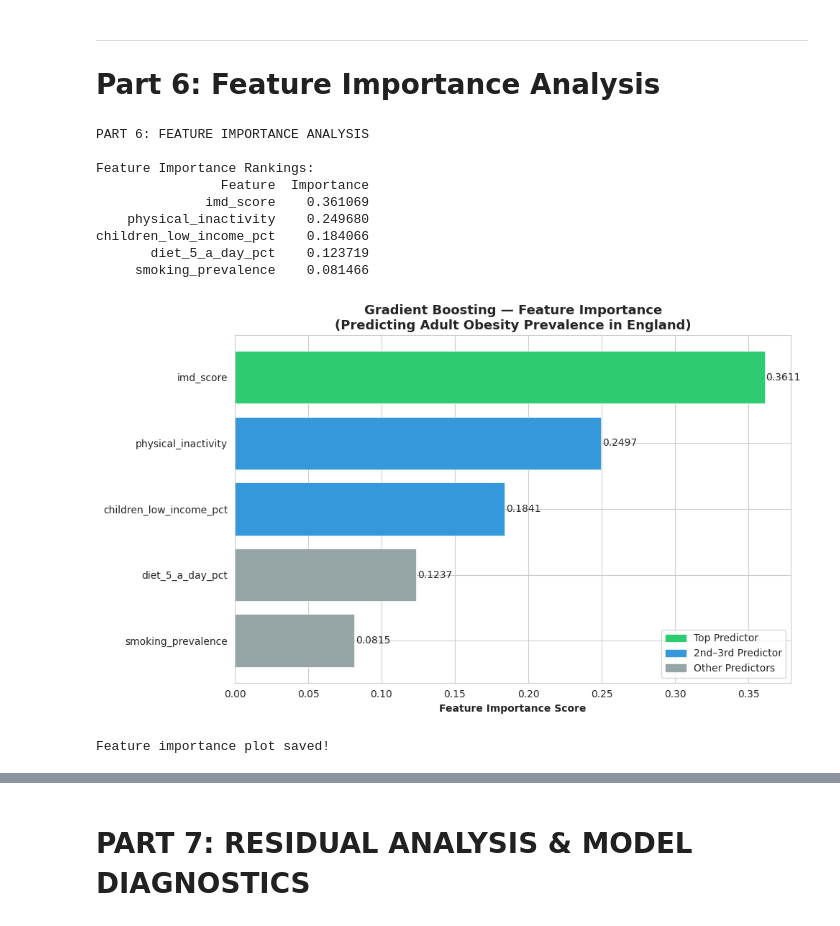
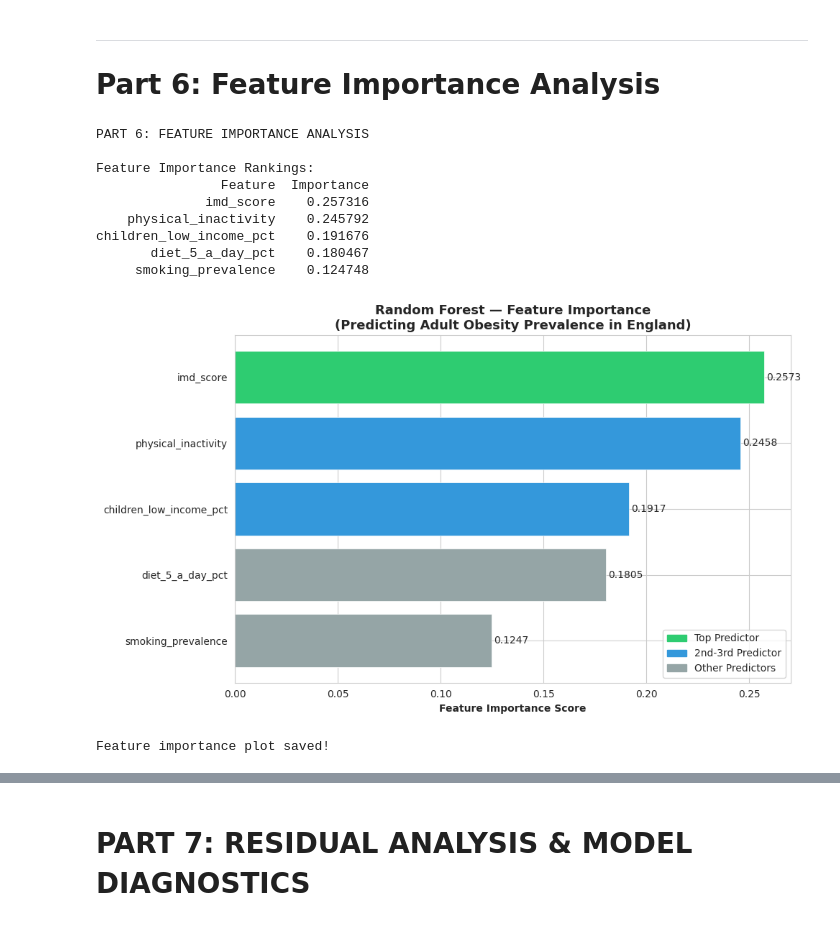
Before and after one commit to gabriel2lucky1990/adult-obesity-risk-modelling-england, a Jupyter notebook: Predicting_Obesity_From_Health_Behaviors_in_England.ipynb, the cells around one changed output, grey strips where cells are left out. Cells and saved outputs as stored; diff of their text form; code cells hidden in the pictures.

```diff
--- a/Predicting_Obesity_From_Health_Behaviors_in_England.ipynb
+++ b/Predicting_Obesity_From_Health_Behaviors_in_England.ipynb
@@ -1142,10 +1130,12 @@ print("   - Often achieves high accuracy")
 # Train Gradient Boosting with optimal parameters from GridSearch
 print("\n1. Training Gradient Boosting model with optimal parameters...")
 gb = GradientBoostingRegressor(
-    n_estimators=gb_grid.best_params_['n_estimators'],       # Optimal from GridSearchCV
-    max_depth=gb_grid.best_params_['max_depth'],             # Optimal from GridSearchCV
-    learning_rate=gb_grid.best_params_['learning_rate'],     # Optimal from GridSearchCV
-    min_samples_split=gb_grid.best_params_['min_samples_split'],  # Optimal from GridSearchCV
+    n_estimators=gb_grid.best_params_['n_estimators'],
+    max_depth=gb_grid.best_params_['max_depth'],
+    learning_rate=gb_grid.best_params_['learning_rate'],
+    min_samples_split=gb_grid.best_params_['min_samples_split'],
+    subsample=gb_grid.best_params_['subsample'],
+    max_features=gb_grid.best_params_['max_features'],
     random_state=50
 )
 gb.fit(X_train_scaled, y_train)
@@ -1206,9 +1196,7 @@ children_low_income_pct    0.184066
 # %%
 # GRADIENT BOOSTING VISUALIZATIONS
-
 print("\n6. Creating Gradient Boosting visualizations...")
 
-# Create figure with 4 subplots
 fig, axes = plt.subplots(2, 2, figsize=(14, 10))
 fig.suptitle('Gradient Boosting - Model Diagnostics', fontsize=16, fontweight='bold')
 
@@ -1239,16 +1227,20 @@ axes[1, 0].set_title('Distribution of Residuals', fontweight='bold')
 axes[1, 0].legend()
 axes[1, 0].grid(axis='y', alpha=0.3)
 
-# Plot 4: Feature Importance
-axes[1, 1].barh(feature_importance_gb['Feature'], feature_importance_gb['Importance'],
-                color='purple', alpha=0.7)
+# Plot 4: Feature Importance — GB (fixed)
+feature_importance_gb_sorted = feature_importance_gb.sort_values('Importance', ascending=True)
+colors_importance = ['#2E86AB' if feat in ['physical_inactivity', 'smoking_prevalence', 'diet_5_a_day_pct']
+                     else '#A23B72' for feat in feature_importance_gb_sorted['Feature']]
+axes[1, 1].barh(feature_importance_gb_sorted['Feature'],
+                feature_importance_gb_sorted['Importance'],
+                color=colors_importance, alpha=0.7)
 axes[1, 1].set_xlabel('Importance', fontweight='bold')
 axes[1, 1].set_title('Feature Importance', fontweight='bold')
 axes[1, 1].grid(axis='x', alpha=0.3)
 
-# Add value labels
-for idx, row in feature_importance_gb.iterrows():
-    axes[1, 1].text(row['Importance'] + 0.005, idx, f"{row['Importance']:.3f}",
+for i, (idx, row) in enumerate(feature_importance_gb_sorted.iterrows()):
+    axes[1, 1].text(row['Importance'] + 0.005, i,
+                    f"{row['Importance']:.3f}",
                     va='center', fontsize=9, fontweight='bold')
 
 plt.tight_layout()
@@ -1256,7 +1248,6 @@ plt.savefig('/content/drive/MyDrive/Model4_GradientBoosting_Diagnostics.png', dp
 plt.show()
 
 print("   ✓ Gradient Boosting diagnostics saved: Model4_GradientBoosting_Diagnostics.png")
-
 print("GRADIENT BOOSTING COMPLETE")
 # %% [output]
 6. Creating Gradient Boosting visualizations...
@@ -1662,61 +1601,61 @@ OVERALL CONCLUSION:
 # Part 6: Feature Importance Analysis
 # %%
 import matplotlib.patches as mpatches
+import matplotlib.pyplot as plt
+import pandas as pd
+import numpy as np
 
-# PART 6: FEATURE IMPORTANCE ANALYSIS
+# PART 6: FEATURE IMPORTANCE ANALYSIS (Random Forest)
 
 print("PART 6: FEATURE IMPORTANCE ANALYSIS")
 
-# Get feature importance from Gradient Boosting model
+# Get feature importance from Random Forest (Final Model)
 feature_importance = pd.DataFrame({
     'Feature': X.columns,
-    'Importance': gb.feature_importances_
+    'Importance': rf.feature_importances_
 }).sort_values('Importance', ascending=False)
 
 print("\nFeature Importance Rankings:")
 print(feature_importance.to_string(index=False))
 
-# Plot
 fig, ax = plt.subplots(figsize=(10, 6))
 
 colours = ['#2ecc71' if i == 0 else '#3498db' if i <= 2 else '#95a5a6'
            for i in range(len(feature_importance))]
 
 bars = ax.barh(feature_importance['Feature'],
                feature_importance['Importance'],
                color=colours, edgecolor='white', linewidth=0.5)
 
 ax.set_xlabel('Feature Importance Score', fontweight='bold')
-ax.set_title('Gradient Boosting — Feature Importance\n(Predicting Adult Obesity Prevalence in England)',
+ax.set_title('Random Forest — Feature Importance\n(Predicting Adult Obesity Prevalence in England)',
              fontweight='bold', fontsize=13)
 ax.invert_yaxis()
 
-# Add value labels
 for bar, val in zip(bars, feature_importance['Importance']):
     ax.text(bar.get_width() + 0.001, bar.get_y() + bar.get_height()/2,
             f'{val:.4f}', va='center', fontsize=10)
 
-# Legend
 top1 = mpatches.Patch(color='#2ecc71', label='Top Predictor')
-top3 = mpatches.Patch(color='#3498db', label='2nd–3rd Predictor')
+top3 = mpatches.Patch(color='#3498db', label='2nd-3rd Predictor')
 rest = mpatches.Patch(color='#95a5a6', label='Other Predictors')
 ax.legend(handles=[top1, top3, rest], loc='lower right')
 
 plt.tight_layout()
 plt.savefig('/content/drive/MyDrive/Feature_Importance.png', dpi=300, bbox_inches='tight')
 plt.show()
 
 print("\nFeature importance plot saved!")
 # %% [output]
 PART 6: FEATURE IMPORTANCE ANALYSIS
 
 Feature Importance Rankings:
                 Feature  Importance
-              imd_score    0.361069
-    physical_inactivity    0.249680
-children_low_income_pct    0.184066
-       diet_5_a_day_pct    0.123719
-     smoking_prevalence    0.081466
+              imd_score    0.257316
+    physical_inactivity    0.245792
+children_low_income_pct    0.191676
+       diet_5_a_day_pct    0.180467
+     smoking_prevalence    0.124748
-[figure, old version]
+[figure, new version]
 Feature importance plot saved!
 # %%
```
Also changed, not shown: parts of 38 cells of this notebook.
